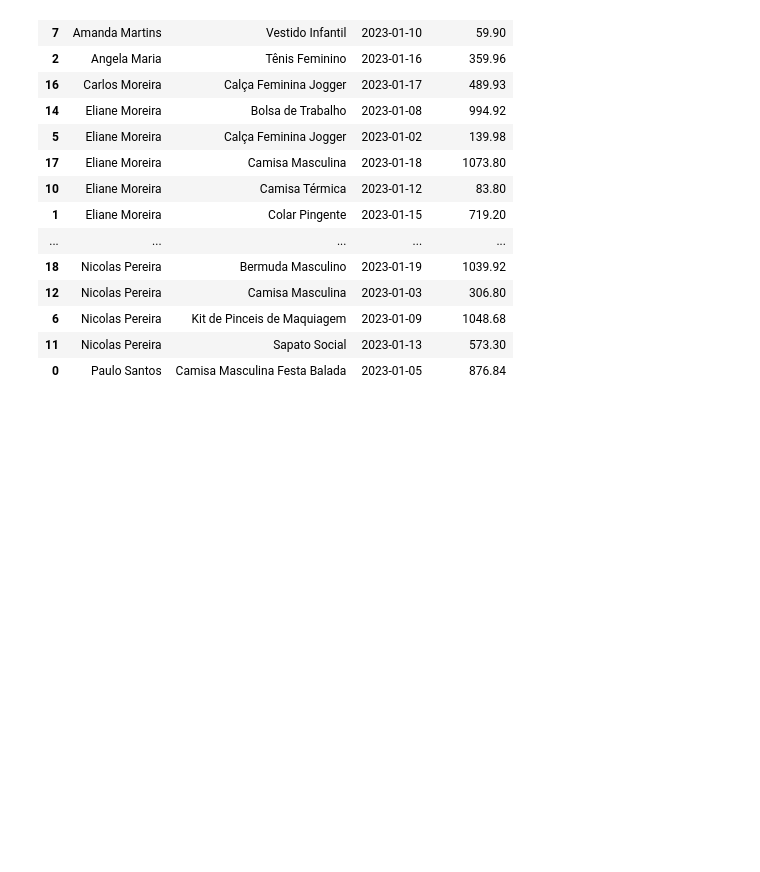
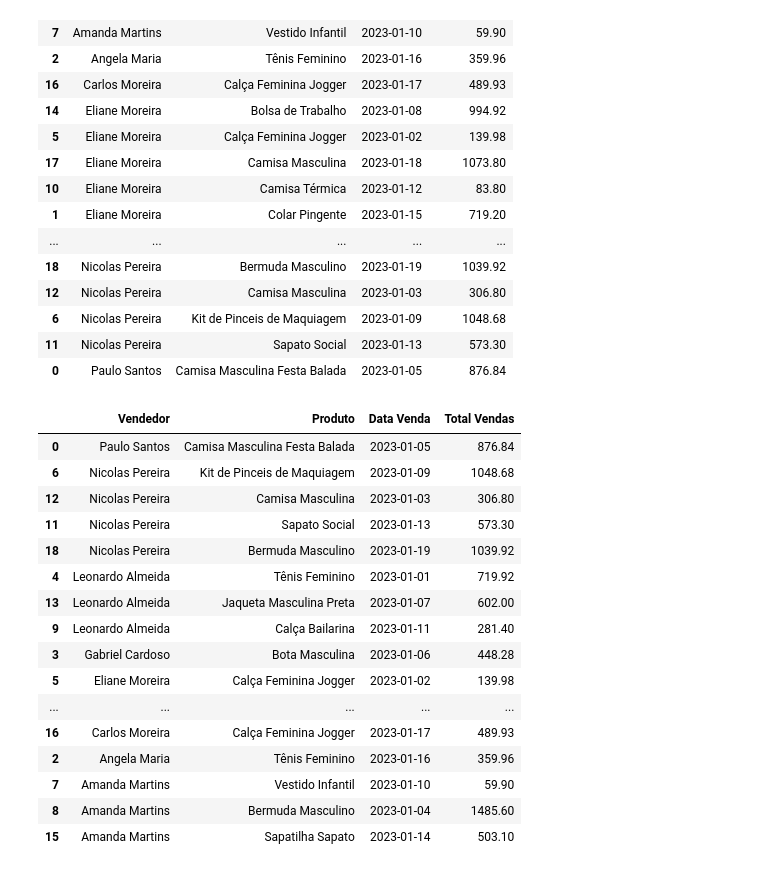
Before and after one commit to MatheeusPinheiro/curso_de_pandas, a Jupyter notebook: Ordenação.ipynb, the cells around one changed output. Drawn from its saved outputs; the diff is of its cells as text; code cells hidden in the pictures; blank space fills up the shorter version.

```diff
--- a/Ordenação.ipynb
+++ b/Ordenação.ipynb
@@ -115,3 +116,27 @@ display(ordenar_duas_colunas)
 | 6 | Nicolas Pereira | Kit de Pinceis de Maquiagem | 2023-01-09 | 1048.68 |
 | 11 | Nicolas Pereira | Sapato Social | 2023-01-13 | 573.30 |
 | 0 | Paulo Santos | Camisa Masculina Festa Balada | 2023-01-05 | 876.84 |
+# %%
+#sort_values = Ordena
+#by = Coluna
+#ascending = Do maior para o menor
+ordenar_ZaA =  base_vendas_df.sort_values(by='Vendedor', ascending=False)
+display(ordenar_ZaA)
+# %% [output]
+|  | Vendedor | Produto | Data Venda | Total Vendas |
+| 0 | Paulo Santos | Camisa Masculina Festa Balada | 2023-01-05 | 876.84 |
+| 6 | Nicolas Pereira | Kit de Pinceis de Maquiagem | 2023-01-09 | 1048.68 |
+| 12 | Nicolas Pereira | Camisa Masculina | 2023-01-03 | 306.80 |
+| 11 | Nicolas Pereira | Sapato Social | 2023-01-13 | 573.30 |
+| 18 | Nicolas Pereira | Bermuda Masculino | 2023-01-19 | 1039.92 |
+| 4 | Leonardo Almeida | Tênis Feminino | 2023-01-01 | 719.92 |
+| 13 | Leonardo Almeida | Jaqueta Masculina Preta | 2023-01-07 | 602.00 |
+| 9 | Leonardo Almeida | Calça Bailarina | 2023-01-11 | 281.40 |
+| 3 | Gabriel Cardoso | Bota Masculina | 2023-01-06 | 448.28 |
+| 5 | Eliane Moreira | Calça Feminina Jogger | 2023-01-02 | 139.98 |
+| ... | ... | ... | ... | ... |
+| 16 | Carlos Moreira | Calça Feminina Jogger | 2023-01-17 | 489.93 |
+| 2 | Angela Maria | Tênis Feminino | 2023-01-16 | 359.96 |
+| 7 | Amanda Martins | Vestido Infantil | 2023-01-10 | 59.90 |
+| 8 | Amanda Martins | Bermuda Masculino | 2023-01-04 | 1485.60 |
+| 15 | Amanda Martins | Sapatilha Sapato | 2023-01-14 | 503.10 |
```
Also changed, not shown: parts of 2 cells of this notebook, 1 other file.
